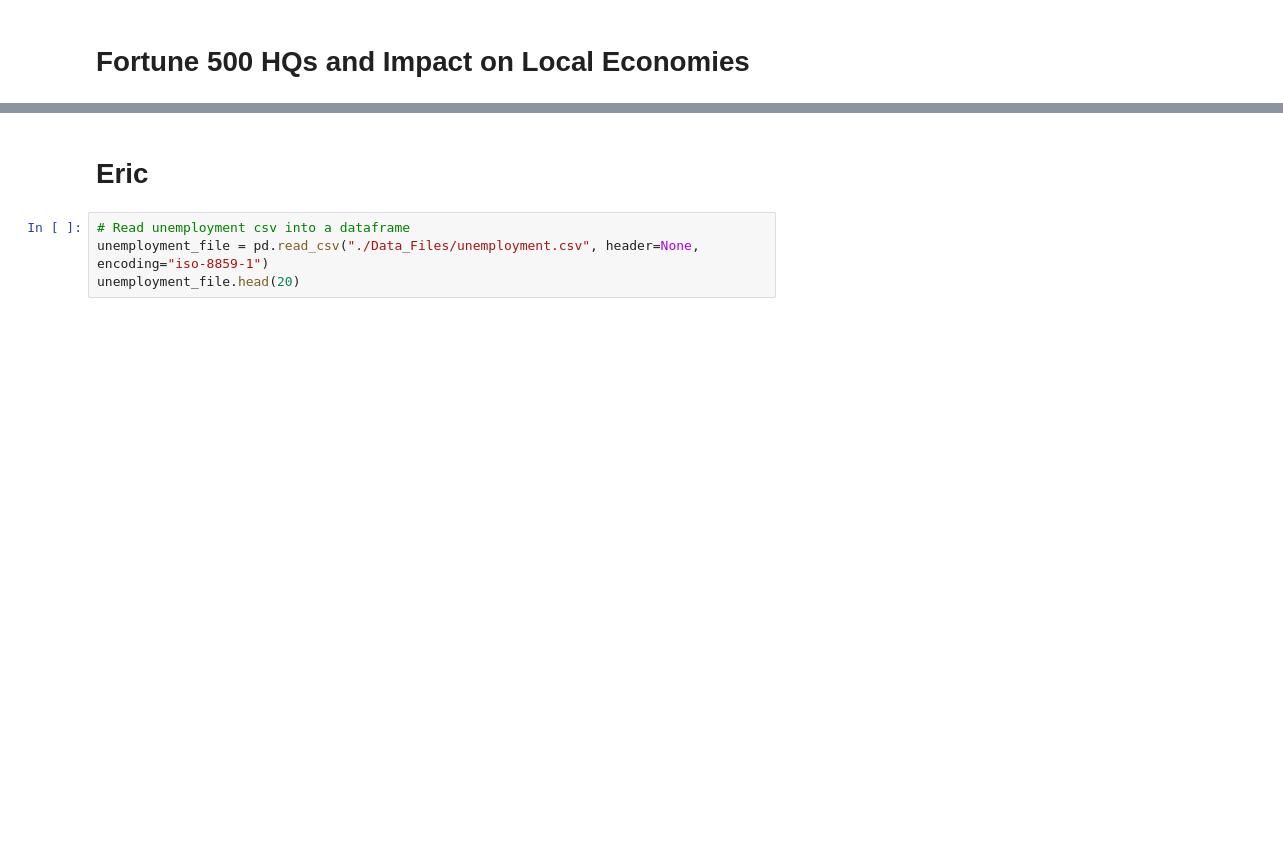
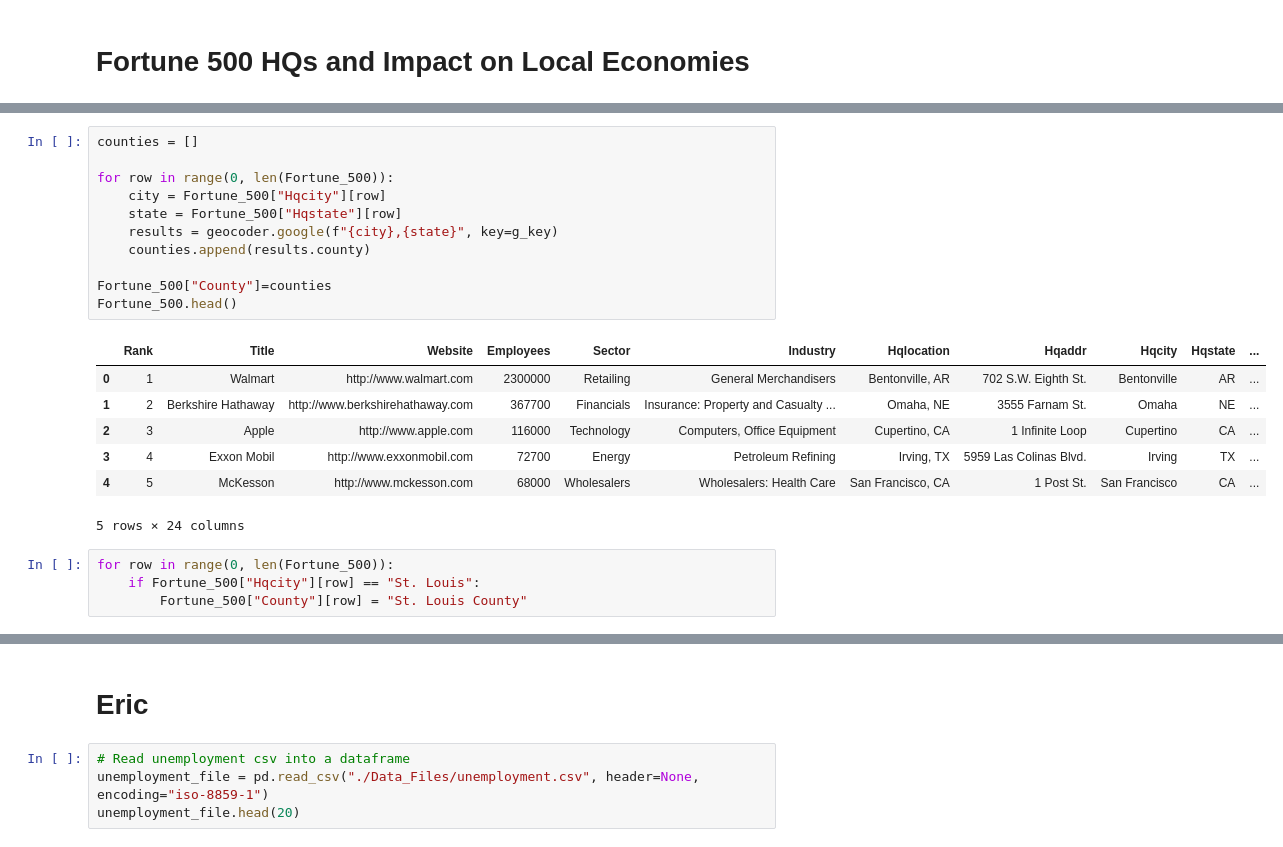
Before and after one commit to Gissel7181/Project-One, a Jupyter notebook: Project 1.ipynb, the cells around one changed output, grey strips where cells are left out. Cells and saved outputs as stored; diff of their text form; blank space fills up the shorter version.

```diff
--- a/Project 1.ipynb
+++ b/Project 1.ipynb
@@ -19,0 +28,23 @@ county = []
+# %%
+counties = []
+
+for row in range(0, len(Fortune_500)):
+    city = Fortune_500["Hqcity"][row]
+    state = Fortune_500["Hqstate"][row]
+    results = geocoder.google(f"{city},{state}", key=g_key)
+    counties.append(results.county)
+
+Fortune_500["County"]=counties
+Fortune_500.head()
+# %% [output]
+|  | Rank | Title | Website | Employees | Sector | Industry | Hqlocation | Hqaddr | Hqcity | Hqstate | ... |
+| 0 | 1 | Walmart | http://www.walmart.com | 2300000 | Retailing | General Merchandisers | Bentonville, AR | 702 S.W. Eighth St. | Bentonville | AR | ... |
+| 1 | 2 | Berkshire Hathaway | http://www.berkshirehathaway.com | 367700 | Financials | Insurance: Property and Casualty ... | Omaha, NE | 3555 Farnam St. | Omaha | NE | ... |
+| 2 | 3 | Apple | http://www.apple.com | 116000 | Technology | Computers, Office Equipment | Cupertino, CA | 1 Infinite Loop | Cupertino | CA | ... |
+| 3 | 4 | Exxon Mobil | http://www.exxonmobil.com | 72700 | Energy | Petroleum Refining | Irving, TX | 5959 Las Colinas Blvd. | Irving | TX | ... |
+| 4 | 5 | McKesson | http://www.mckesson.com | 68000 | Wholesalers | Wholesalers: Health Care | San Francisco, CA | 1 Post St. | San Francisco | CA | ... |
+5 rows × 24 columns
+# %%
+for row in range(0, len(Fortune_500)):
+    if Fortune_500["Hqcity"][row] == "St. Louis":
+        Fortune_500["County"][row] = "St. Louis County"
```
Also changed, not shown: parts of 7 cells of this notebook, 1 other file.
